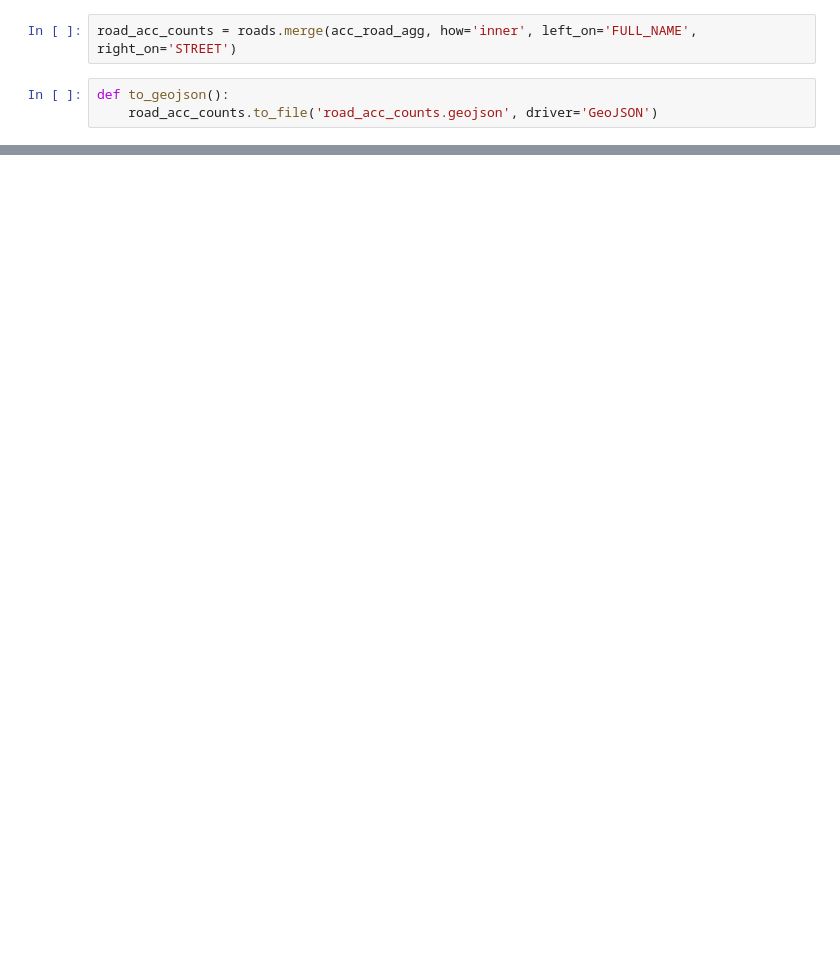
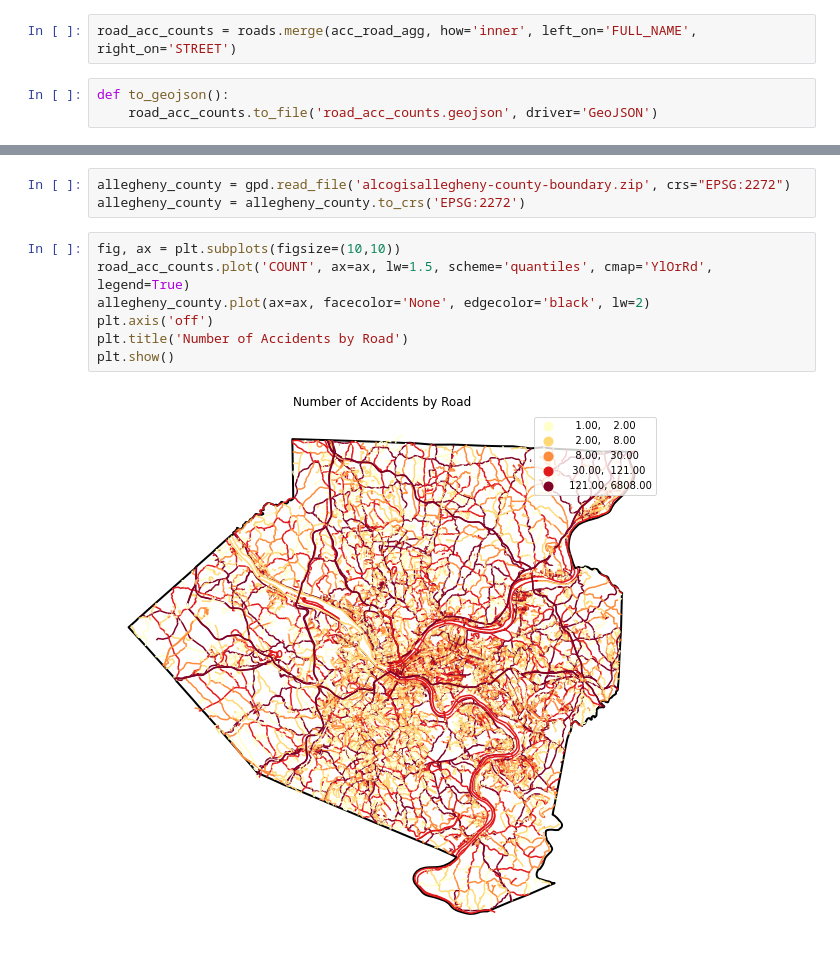
Before and after one commit to abhilashbiswas/road_accident_analysis, a Jupyter notebook: maps/geo_analysis.ipynb, the cells around one changed output, grey strips where cells are left out. Saved outputs shown, nothing was run; the diff lists cells and outputs as text; blank space fills up the shorter version.

```diff
--- a/maps/geo_analysis.ipynb
+++ b/maps/geo_analysis.ipynb
@@ -67,0 +73,12 @@ def to_geojson():
+# %%
+allegheny_county = gpd.read_file('alcogisallegheny-county-boundary.zip', crs="EPSG:2272")
+allegheny_county = allegheny_county.to_crs('EPSG:2272')
+# %%
+fig, ax = plt.subplots(figsize=(10,10))
+road_acc_counts.plot('COUNT', ax=ax, lw=1.5, scheme='quantiles', cmap='YlOrRd', legend=True)
+allegheny_county.plot(ax=ax, facecolor='None', edgecolor='black', lw=2)
+plt.axis('off')
+plt.title('Number of Accidents by Road')
+plt.show()
+# %% [output]
+[figure, added]
```
Also changed, not shown: parts of 8 cells of this notebook.
